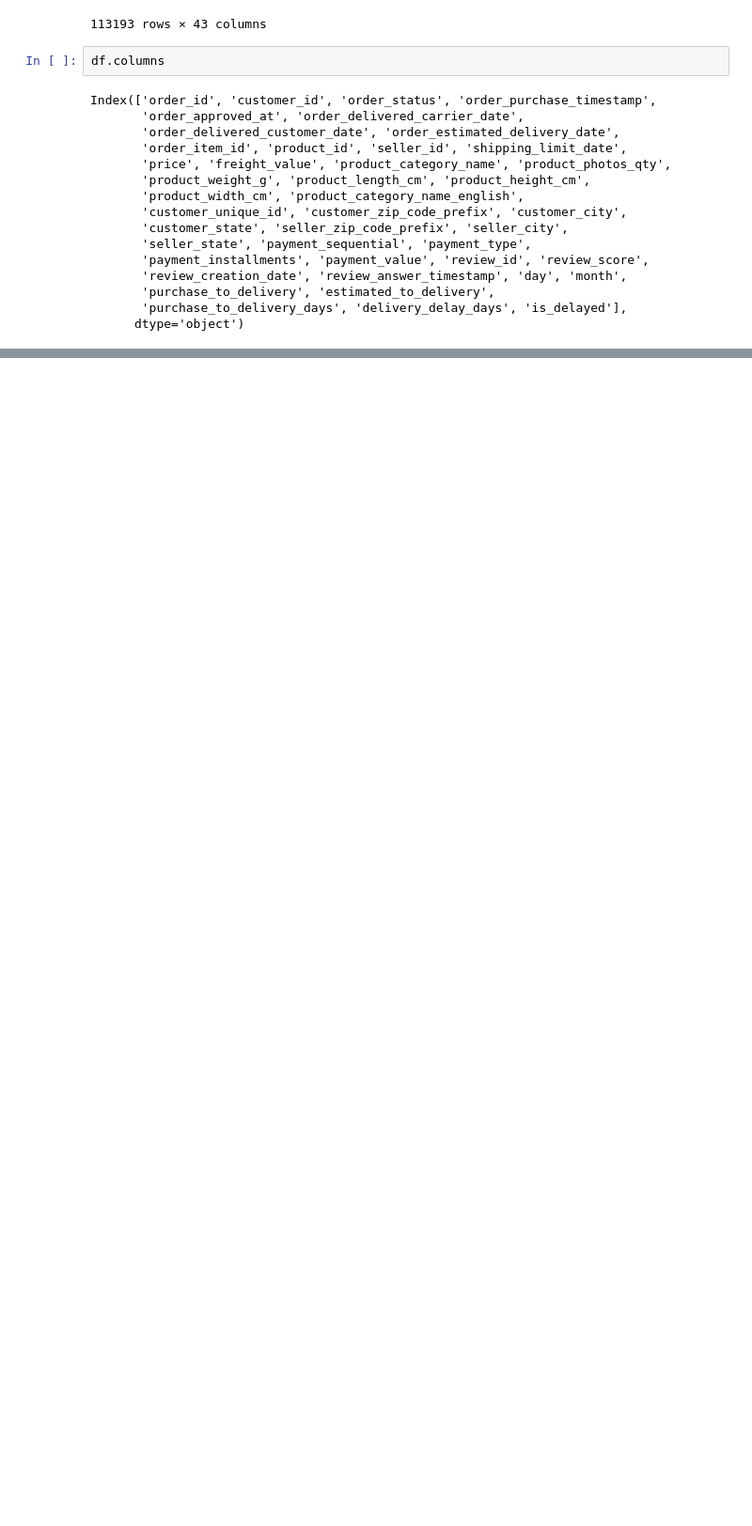
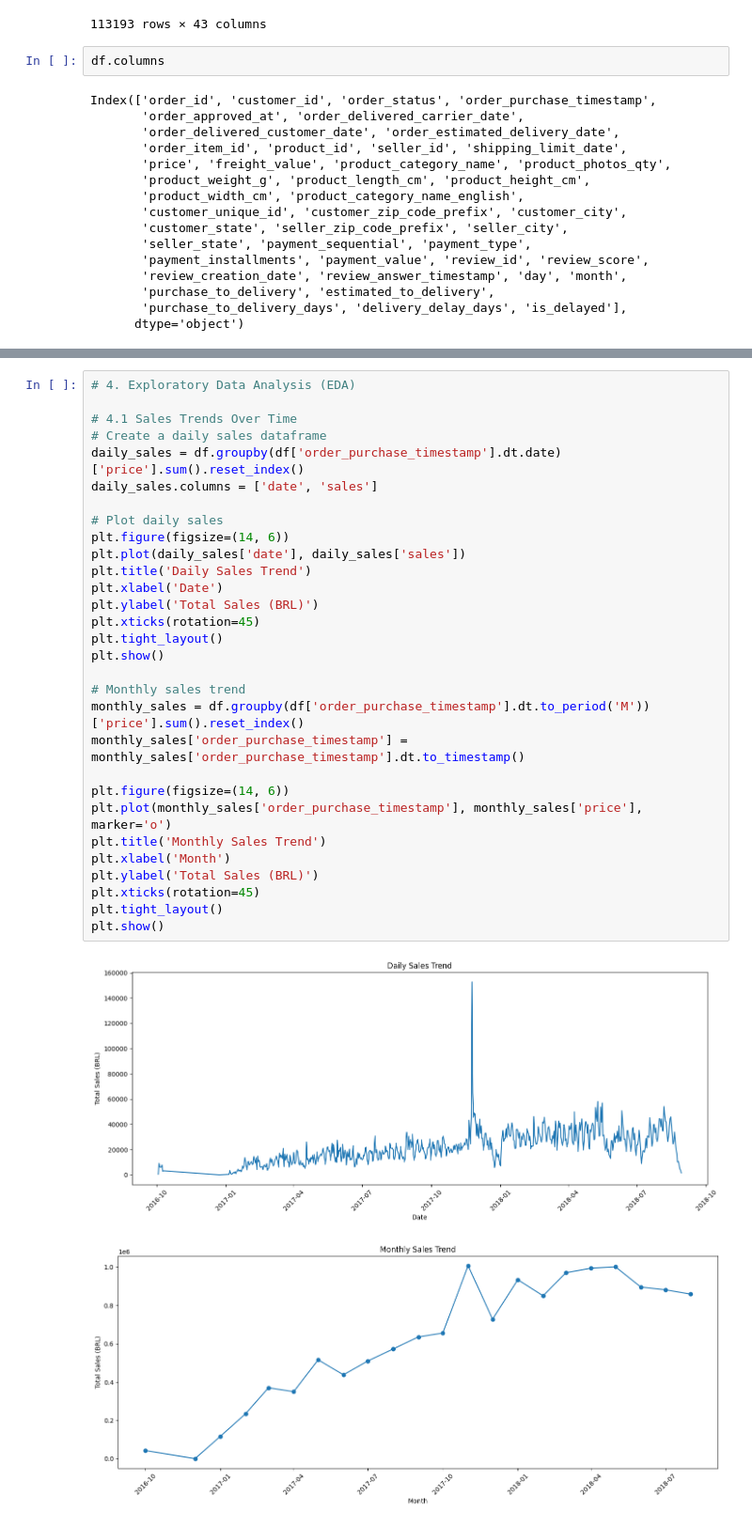
Before and after one commit to HassanTarek9856/ds_sales_project, a Jupyter notebook: sales_cleaned.ipynb, the cells around one changed output, grey strips where cells are left out. Shown at 94% size. Cells and saved outputs as stored; diff of their text form; blank space fills up the shorter version.

Commit message:
did some analysis

```diff
--- a/sales_cleaned.ipynb
+++ b/sales_cleaned.ipynb
@@ -54,0 +100,33 @@ Index(['order_id', 'customer_id', 'order_status', 'order_purchase_timestamp',
+# %%
+# 4. Exploratory Data Analysis (EDA)
+
+# 4.1 Sales Trends Over Time
+# Create a daily sales dataframe
+daily_sales = df.groupby(df['order_purchase_timestamp'].dt.date)['price'].sum().reset_index()
+daily_sales.columns = ['date', 'sales']
+
+# Plot daily sales
+plt.figure(figsize=(14, 6))
+plt.plot(daily_sales['date'], daily_sales['sales'])
+plt.title('Daily Sales Trend')
+plt.xlabel('Date')
+plt.ylabel('Total Sales (BRL)')
+plt.xticks(rotation=45)
+plt.tight_layout()
+plt.show()
+
+# Monthly sales trend
+monthly_sales = df.groupby(df['order_purchase_timestamp'].dt.to_period('M'))['price'].sum().reset_index()
+monthly_sales['order_purchase_timestamp'] = monthly_sales['order_purchase_timestamp'].dt.to_timestamp()
+
+plt.figure(figsize=(14, 6))
+plt.plot(monthly_sales['order_purchase_timestamp'], monthly_sales['price'], marker='o')
+plt.title('Monthly Sales Trend')
+plt.xlabel('Month')
+plt.ylabel('Total Sales (BRL)')
+plt.xticks(rotation=45)
+plt.tight_layout()
+plt.show()
+# %% [output]
+[figure, added]
+[figure, added]
```
Also changed, not shown: parts of 41 cells of this notebook.
